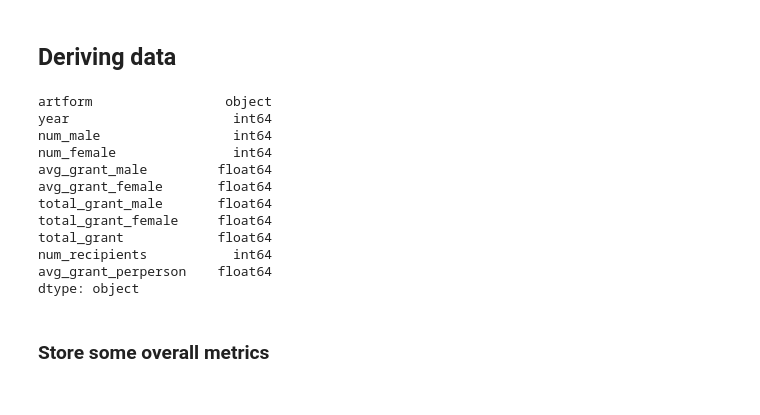
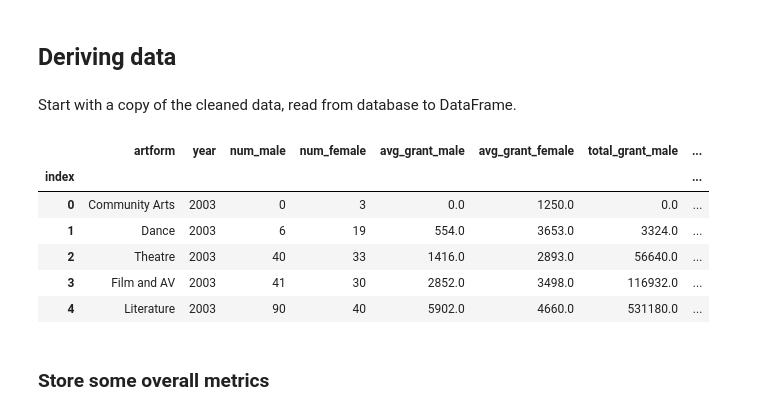
Before and after one commit to SuColl/programming-for-data-analytics, a Jupyter notebook: project/notebook.ipynb, the cells around one changed output. Saved outputs shown, nothing was run; the diff lists cells and outputs as text; code cells hidden in the pictures.

```diff
--- a/project/notebook.ipynb
+++ b/project/notebook.ipynb
@@ -242,13 +265,20 @@ dtype: int64
 # %% [markdown]
 ## Deriving data
+# %% [markdown]
+Start with a copy of the cleaned data, read from database to DataFrame.
+# %%
+# Create / connect to database
+conn = sqlite3.connect("data/arts_funding.sqlite")
+
+# Read cleaned data from database
+df = pd.read_sql_query("SELECT * from cleaned_data", conn, index_col="index")
+
+# Close database connection
+conn.close()
 # %%
-# Start with the cleaned DataFrame
-df = df_cleaned.copy()
-
-# Calculate the total grant awarded to each artform, each year.
+# Calculate total grant awarded to each artform, each year.
 df["total_grant_male"] = (df["num_male"] * df["avg_grant_male"])
 df["total_grant_female"] = (df["num_female"] * df["avg_grant_female"])
-
 df["total_grant"] = (df["total_grant_male"] + df["total_grant_female"])
 # %%
 # Calculate the total number of recipients each year
@@ -256,21 +286,17 @@ df["num_recipients"] = df["num_male"] + df["num_female"]
 # %%
 # Calculate the average grant per recipient per artform per year
 df["avg_grant_perperson"] = df["total_grant"] / df["num_recipients"]
-
-df.dtypes
-# %% [output]
-artform                 object
-year                     int64
-num_male                 int64
-num_female               int64
-avg_grant_male         float64
-avg_grant_female       float64
-total_grant_male       float64
-total_grant_female     float64
-total_grant            float64
-num_recipients           int64
-avg_grant_perperson    float64
-dtype: object
+# %%
+# Look at results
+df.head()
+# %% [output]
+|  | artform | year | num_male | num_female | avg_grant_male | avg_grant_female | total_grant_male | ... |
+| index |  |  |  |  |  |  |  | ... |
+| 0 | Community Arts | 2003 | 0 | 3 | 0.0 | 1250.0 | 0.0 | ... |
+| 1 | Dance | 2003 | 6 | 19 | 554.0 | 3653.0 | 3324.0 | ... |
+| 2 | Theatre | 2003 | 40 | 33 | 1416.0 | 2893.0 | 56640.0 | ... |
+| 3 | Film and AV | 2003 | 41 | 30 | 2852.0 | 3498.0 | 116932.0 | ... |
+| 4 | Literature | 2003 | 90 | 40 | 5902.0 | 4660.0 | 531180.0 | ... |
 # %% [markdown]
 
 ### Store some overall metrics
```
Also changed, not shown: parts of 17 cells of this notebook, 3 other files.
